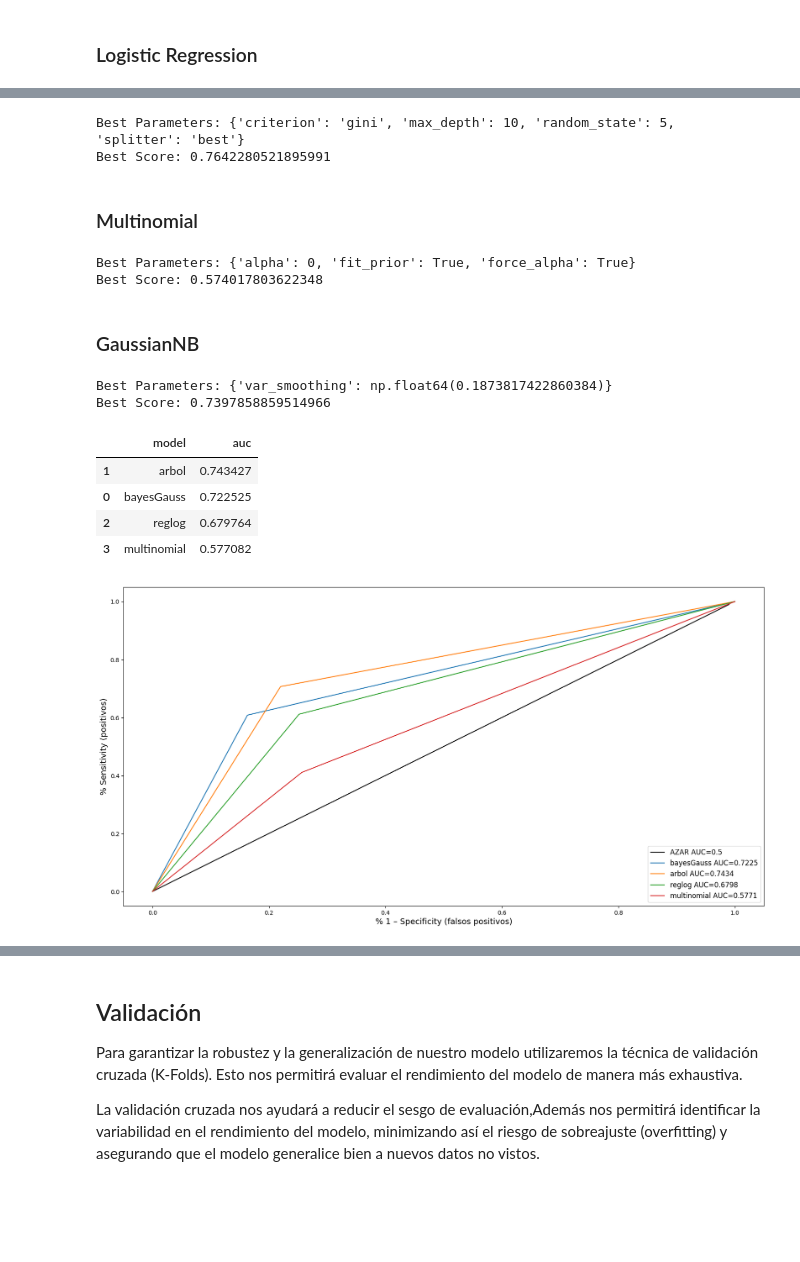
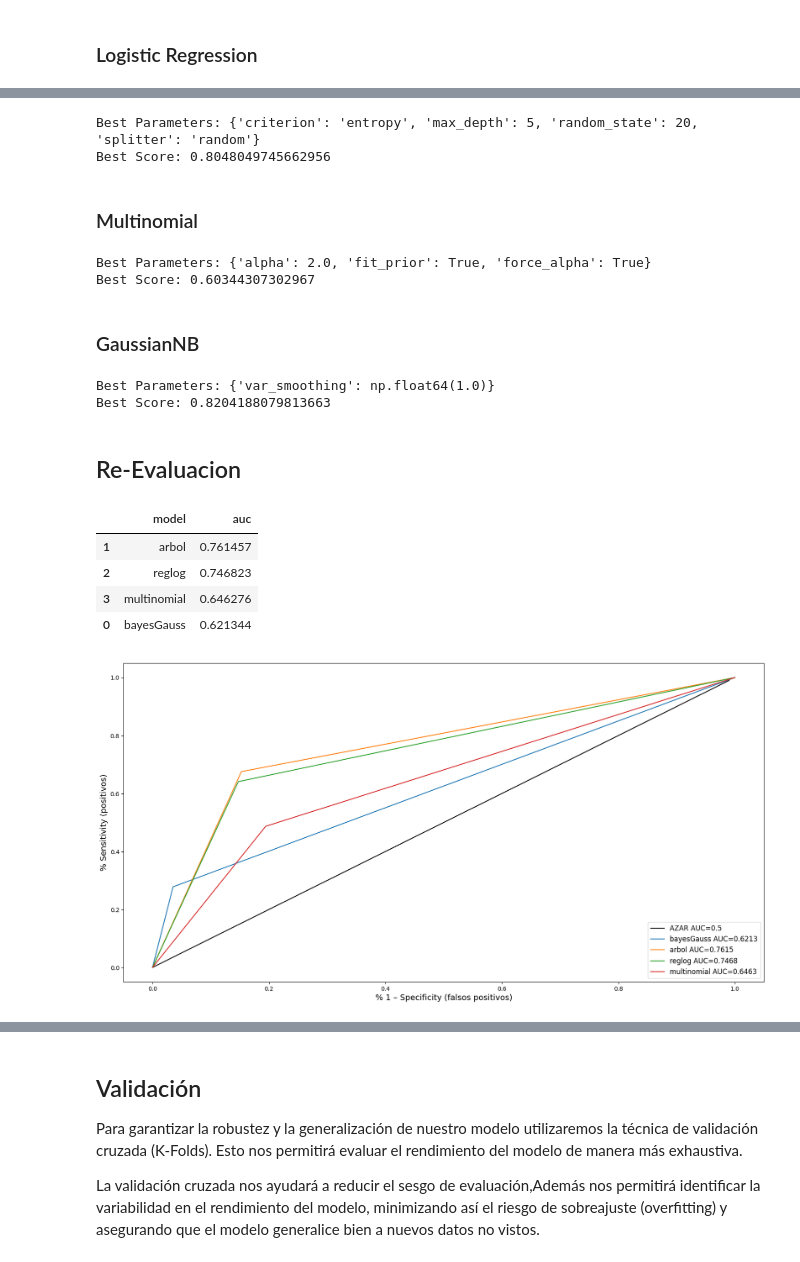
Before and after one commit to ignaciomontovio/TP-Virus, a Jupyter notebook: TP_EntregableVirus.ipynb, the cells around one changed output, grey strips where cells are left out. Saved outputs shown, nothing was run; the diff lists cells and outputs as text; code cells hidden in the pictures; blank space fills up the shorter version.

```diff
--- a/TP_EntregableVirus.ipynb
+++ b/TP_EntregableVirus.ipynb
@@ -730,10 +856,9 @@ simplefilter(action='ignore')
 # "solver": ['saga', 'sag', 'newton-cholesky', 'newton-cg', 'liblinear', 'lbfgs']
 
 parameters =  {"C":np.logspace(-3,3,13), "penalty":["l1","l2",None], "max_iter":[1500,3000,4000]}
-clf = GridSearchCV( LogisticRegression() , parameters, scoring='accuracy', cv=5, )
+clf = GridSearchCV( LogisticRegression() , parameters, scoring='precision', cv=5, )
 clf.fit(X_train, y_train)
 
 print("Best Parameters:", clf.best_params_)
 print("Best Score:", clf.best_score_)
-lg_best = clf.best_estimator_
 # %% [output]
@@ -744,80 +869,84 @@ Best Score: 0.6738088435488478
 # %%
 parameters = {"criterion": ['gini', 'entropy', 'log_loss'], "splitter": ['best', 'random'], "max_depth": [2, 5, 10, 20, 30, 40], "random_state": [1,5,9,15,20,30,40]}
-clf = GridSearchCV( DecisionTreeClassifier() , parameters, scoring='accuracy', cv=5, )
+clf = GridSearchCV( DecisionTreeClassifier() , parameters, scoring='precision', cv=5, )
 clf.fit(X_train, y_train)
 
 print("Best Parameters:", clf.best_params_)
 print("Best Score:", clf.best_score_)
-knn_best = clf.best_estimator_
 # %% [output]
-Best Parameters: {'criterion': 'gini', 'max_depth': 10, 'random_state': 5, 'splitter': 'best'}
-Best Score: 0.7642280521895991
+Best Parameters: {'criterion': 'entropy', 'max_depth': 5, 'random_state': 20, 'splitter': 'random'}
+Best Score: 0.8048049745662956
 # %% [markdown]
 ### Multinomial
 # %%
 parameters = {"fit_prior": [True, False], "alpha": [0,1.0,2.0,3.0], "force_alpha": [True, False]}
-clf = GridSearchCV( MultinomialNB() , parameters, scoring='accuracy', cv=5, )
+clf = GridSearchCV( MultinomialNB() , parameters, scoring='precision', cv=5, )
 clf.fit(X_train, y_train)
 
 print("Best Parameters:", clf.best_params_)
 print("Best Score:", clf.best_score_)
-mnb_best = clf.best_estimator_
 # %% [output]
-Best Parameters: {'alpha': 0, 'fit_prior': True, 'force_alpha': True}
-Best Score: 0.574017803622348
+Best Parameters: {'alpha': 2.0, 'fit_prior': True, 'force_alpha': True}
+Best Score: 0.60344307302967
 # %% [markdown]
 ### GaussianNB
 # %%
 parameters = {'var_smoothing': np.logspace(0,-9, num=100)}
-clf = GridSearchCV( GaussianNB() , parameters, scoring='accuracy', cv=5, )
+clf = GridSearchCV( GaussianNB() , parameters, scoring='precision', cv=5, )
 clf.fit(X_train, y_train)
 
 print("Best Parameters:", clf.best_params_)
 print("Best Score:", clf.best_score_)
-gnb_best = clf.best_estimator_
 # %% [output]
-Best Parameters: {'var_smoothing': np.float64(0.1873817422860384)}
-Best Score: 0.7397858859514966
+Best Parameters: {'var_smoothing': np.float64(1.0)}
+Best Score: 0.8204188079813663
+# %% [markdown]
+## Re-Evaluacion
 # %%
-lg_best.fit(X_train, y_train)
-y_pred_lg = lg_best.predict(X_test)
+logreg = LogisticRegression(max_iter=1500, penalty='l2', C=np.float64(0.31622776601683794))
+logreg.fit(X_train, y_train)
+y_pred_lg = logreg.predict(X_test)
 
-knn_best.fit(X_train, y_train)
-y_pred_tc = knn_best.predict(X_test)
 
-mnb_best.fit(X_train, y_train)
-y_pred_nb = mnb_best.predict(X_test)
+treeclf = DecisionTreeClassifier(max_depth=5, random_state=20, splitter='random', criterion='entropy')
+treeclf.fit(X_train, y_train)
+y_pred_tc = treeclf.predict(X_test)
 
-gnb_best.fit(X_train, y_train)
-y_pred_gauss = gnb_best.predict(X_test)
+bayes_multi = MultinomialNB(alpha=2.0, fit_prior=True, force_alpha=True)
+bayes_multi.fit(X_train, y_train)
+y_pred_nb = bayes_multi.predict(X_test)
+
+bayes_gauss = GaussianNB(var_smoothing=np.float64(1.0))
+bayes_gauss.fit(X_train, y_train)
+y_pred_gauss = bayes_gauss.predict(X_test)
 
 plt.figure(figsize=(20, 10))
 plt.xlabel('% 1 – Specificity (falsos positivos)', fontsize=14)
 plt.ylabel('% Sensitivity (positivos)', fontsize=14)
 
 # Graficamos la recta del azar
 it = [i/100 for i in range(100)]
 plt.plot(it,it,label="AZAR AUC=0.5",color="black")
 
 modelos = { 'bayesGauss':y_pred_gauss,'arbol':y_pred_tc, 'reglog':y_pred_lg, 'multinomial': y_pred_nb}
 areas = []
 for pred in modelos:
     auc = graficarCurvaRoc( modelos[pred] , pred )
     areas.append( (pred, auc) )
 areas = pd.DataFrame(areas, columns=['model','auc'])
 # Grafico
 # plt.title("Curva ROC", fontsize=14)
 # plt.tick_params(labelsize=12);
 # plt.show()
 # Tabla
 areas.sort_values('auc', ascending=False)
 # %% [output]
 |  | model | auc |
-| 1 | arbol | 0.743427 |
-| 0 | bayesGauss | 0.722525 |
-| 2 | reglog | 0.679764 |
-| 3 | multinomial | 0.577082 |
+| 1 | arbol | 0.761457 |
+| 2 | reglog | 0.746823 |
+| 3 | multinomial | 0.646276 |
+| 0 | bayesGauss | 0.621344 |
-[figure, old version]
+[figure, new version]
 # %%
 from IPython.display import display, Markdown
 
```
Also changed, not shown: parts of 59 cells of this notebook.
